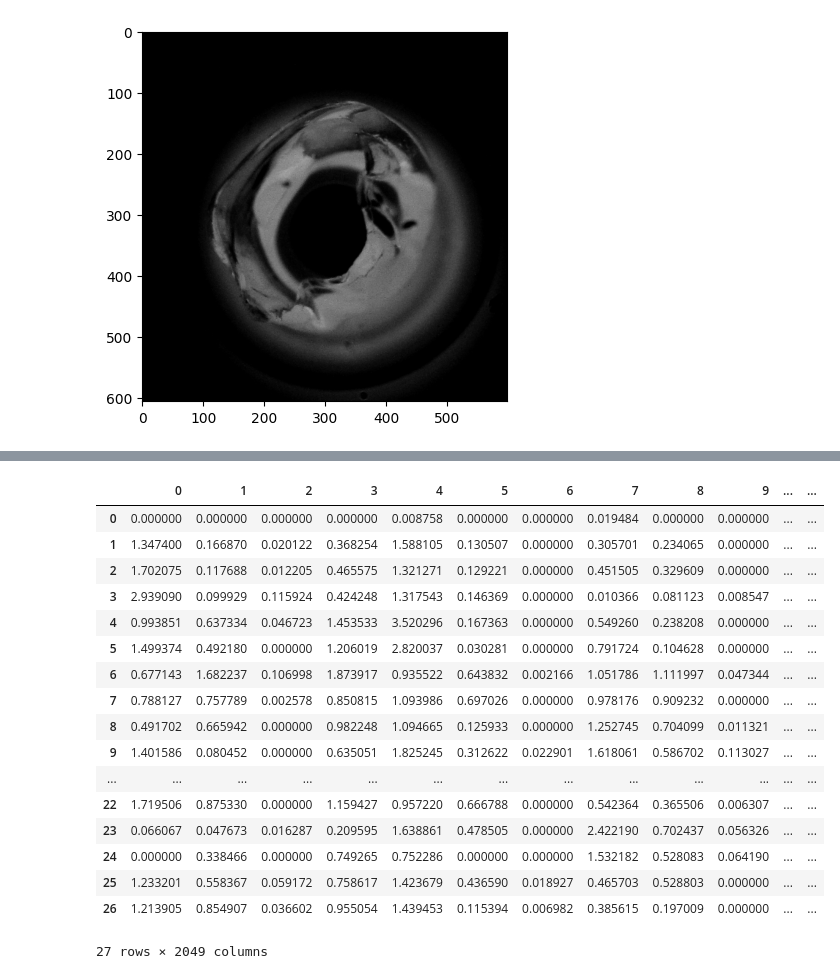
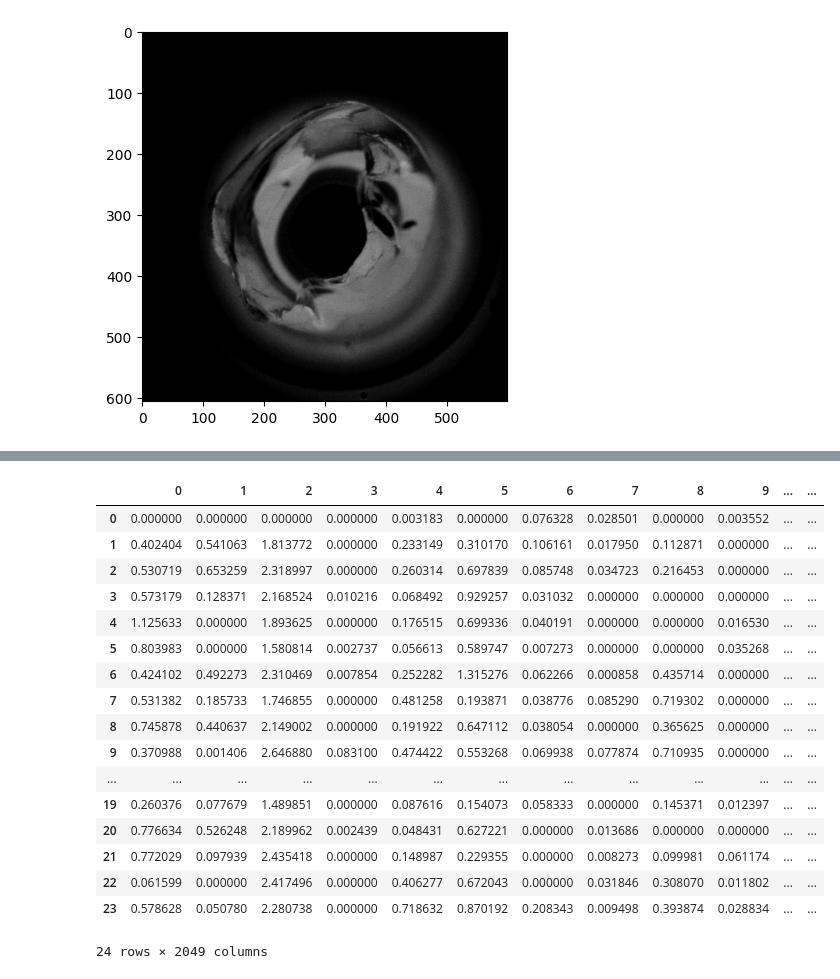
Before and after one commit to jfachrel/Tip-Quality, a Jupyter notebook: TIp_quality.ipynb, the cells around one changed output, grey strips where cells are left out. Cells and saved outputs as stored; diff of their text form; code cells hidden in the pictures.

```diff
--- a/TIp_quality.ipynb
+++ b/TIp_quality.ipynb
@@ -246,0 +264,15 @@ for img in os.listdir(path):
+# %%
+## local binary patterns
+from skimage.feature import local_binary_pattern
+img = cv2.imread('cropped/6063.png')
+gray= cv2.cvtColor(img,cv2.COLOR_BGR2GRAY)
+# Define LBP parameters
+radius = 5
+n_points = 10 * radius
+
+# Compute LBP feature
+lbp_feature = local_binary_pattern(gray, n_points, radius, method='uniform')
+lbp_gray = lbp_feature.astype('uint8')
+r, threshold = cv2.threshold(lbp_gray, 125, 255, cv2.THRESH_OTSU) #converting the image into grayscale using the histogram method
+plt.imshow(threshold)
+cv2.imwrite("lbp.png",threshold)
@@ -247,3 +309,25 @@ for img in os.listdir(path):
+# %%
+def preprocessing(img_path):
+    img = cv2.imread(img_path)
+    gray= cv2.cvtColor(img,cv2.COLOR_BGR2GRAY)
+
+    # Define LBP parameters
+    radius = 5
+    n_points = 10 * radius
+
+    # Compute LBP feature
+    lbp_feature = local_binary_pattern(gray, n_points, radius, method='uniform')
+    lbp_gray = lbp_feature.astype('uint8')
+
+    # Compute threshold
+    r, threshold = cv2.threshold(lbp_gray, 125, 255, cv2.THRESH_OTSU) #converting the image into grayscale using the histogram method
+    return threshold
+# %%
+cropped_path = "cropped/"
+prep_path = "prep/"
+for img in os.listdir(cropped_path):
+    prep = preprocessing(cropped_path+img)
+    cv2.imwrite(prep_path + img, prep)
 # %%
 def return_image_embedding(model,img_path):
     img = image.load_img(img_path, target_size=(224, 224))
@@ -266,5 +348,5 @@ return_image_embedding(model,"cropped/5859.png")
 # %%
-cropped_path = "cropped/"
+cropped_path = "prep/"
 model = ResNet50(include_top=False, weights='imagenet', pooling='avg')
 df_embedding = pd.DataFrame()
 for img in os.listdir(cropped_path):
@@ -293,21 +375,21 @@ df_embedding
 |  | 0 | 1 | 2 | 3 | 4 | 5 | 6 | 7 | 8 | 9 | ... | ... |
-| 0 | 0.000000 | 0.000000 | 0.000000 | 0.000000 | 0.008758 | 0.000000 | 0.000000 | 0.019484 | 0.000000 | 0.000000 | ... | ... |
-| 1 | 1.347400 | 0.166870 | 0.020122 | 0.368254 | 1.588105 | 0.130507 | 0.000000 | 0.305701 | 0.234065 | 0.000000 | ... | ... |
-| 2 | 1.702075 | 0.117688 | 0.012205 | 0.465575 | 1.321271 | 0.129221 | 0.000000 | 0.451505 | 0.329609 | 0.000000 | ... | ... |
-| 3 | 2.939090 | 0.099929 | 0.115924 | 0.424248 | 1.317543 | 0.146369 | 0.000000 | 0.010366 | 0.081123 | 0.008547 | ... | ... |
-| 4 | 0.993851 | 0.637334 | 0.046723 | 1.453533 | 3.520296 | 0.167363 | 0.000000 | 0.549260 | 0.238208 | 0.000000 | ... | ... |
-| 5 | 1.499374 | 0.492180 | 0.000000 | 1.206019 | 2.820037 | 0.030281 | 0.000000 | 0.791724 | 0.104628 | 0.000000 | ... | ... |
-| 6 | 0.677143 | 1.682237 | 0.106998 | 1.873917 | 0.935522 | 0.643832 | 0.002166 | 1.051786 | 1.111997 | 0.047344 | ... | ... |
-| 7 | 0.788127 | 0.757789 | 0.002578 | 0.850815 | 1.093986 | 0.697026 | 0.000000 | 0.978176 | 0.909232 | 0.000000 | ... | ... |
-| 8 | 0.491702 | 0.665942 | 0.000000 | 0.982248 | 1.094665 | 0.125933 | 0.000000 | 1.252745 | 0.704099 | 0.011321 | ... | ... |
-| 9 | 1.401586 | 0.080452 | 0.000000 | 0.635051 | 1.825245 | 0.312622 | 0.022901 | 1.618061 | 0.586702 | 0.113027 | ... | ... |
+| 0 | 0.000000 | 0.000000 | 0.000000 | 0.000000 | 0.003183 | 0.000000 | 0.076328 | 0.028501 | 0.000000 | 0.003552 | ... | ... |
+| 1 | 0.402404 | 0.541063 | 1.813772 | 0.000000 | 0.233149 | 0.310170 | 0.106161 | 0.017950 | 0.112871 | 0.000000 | ... | ... |
+| 2 | 0.530719 | 0.653259 | 2.318997 | 0.000000 | 0.260314 | 0.697839 | 0.085748 | 0.034723 | 0.216453 | 0.000000 | ... | ... |
+| 3 | 0.573179 | 0.128371 | 2.168524 | 0.010216 | 0.068492 | 0.929257 | 0.031032 | 0.000000 | 0.000000 | 0.000000 | ... | ... |
+| 4 | 1.125633 | 0.000000 | 1.893625 | 0.000000 | 0.176515 | 0.699336 | 0.040191 | 0.000000 | 0.000000 | 0.016530 | ... | ... |
+| 5 | 0.803983 | 0.000000 | 1.580814 | 0.002737 | 0.056613 | 0.589747 | 0.007273 | 0.000000 | 0.000000 | 0.035268 | ... | ... |
+| 6 | 0.424102 | 0.492273 | 2.310469 | 0.007854 | 0.252282 | 1.315276 | 0.062266 | 0.000858 | 0.435714 | 0.000000 | ... | ... |
+| 7 | 0.531382 | 0.185733 | 1.746855 | 0.000000 | 0.481258 | 0.193871 | 0.038776 | 0.085290 | 0.719302 | 0.000000 | ... | ... |
+| 8 | 0.745878 | 0.440637 | 2.149002 | 0.000000 | 0.191922 | 0.647112 | 0.038054 | 0.000000 | 0.365625 | 0.000000 | ... | ... |
+| 9 | 0.370988 | 0.001406 | 2.646880 | 0.083100 | 0.474422 | 0.553268 | 0.069938 | 0.077874 | 0.710935 | 0.000000 | ... | ... |
 | ... | ... | ... | ... | ... | ... | ... | ... | ... | ... | ... | ... | ... |
-| 22 | 1.719506 | 0.875330 | 0.000000 | 1.159427 | 0.957220 | 0.666788 | 0.000000 | 0.542364 | 0.365506 | 0.006307 | ... | ... |
-| 23 | 0.066067 | 0.047673 | 0.016287 | 0.209595 | 1.638861 | 0.478505 | 0.000000 | 2.422190 | 0.702437 | 0.056326 | ... | ... |
-| 24 | 0.000000 | 0.338466 | 0.000000 | 0.749265 | 0.752286 | 0.000000 | 0.000000 | 1.532182 | 0.528083 | 0.064190 | ... | ... |
-| 25 | 1.233201 | 0.558367 | 0.059172 | 0.758617 | 1.423679 | 0.436590 | 0.018927 | 0.465703 | 0.528803 | 0.000000 | ... | ... |
-| 26 | 1.213905 | 0.854907 | 0.036602 | 0.955054 | 1.439453 | 0.115394 | 0.006982 | 0.385615 | 0.197009 | 0.000000 | ... | ... |
+| 19 | 0.260376 | 0.077679 | 1.489851 | 0.000000 | 0.087616 | 0.154073 | 0.058333 | 0.000000 | 0.145371 | 0.012397 | ... | ... |
+| 20 | 0.776634 | 0.526248 | 2.189962 | 0.002439 | 0.048431 | 0.627221 | 0.000000 | 0.013686 | 0.000000 | 0.000000 | ... | ... |
+| 21 | 0.772029 | 0.097939 | 2.435418 | 0.000000 | 0.148987 | 0.229355 | 0.000000 | 0.008273 | 0.099981 | 0.061174 | ... | ... |
+| 22 | 0.061599 | 0.000000 | 2.417496 | 0.000000 | 0.406277 | 0.672043 | 0.000000 | 0.031846 | 0.308070 | 0.011802 | ... | ... |
+| 23 | 0.578628 | 0.050780 | 2.280738 | 0.000000 | 0.718632 | 0.870192 | 0.208343 | 0.009498 | 0.393874 | 0.028834 | ... | ... |
-27 rows × 2049 columns
+24 rows × 2049 columns
 # %%
 from sklearn.metrics.pairwise import cosine_distances,pairwise_distances,cosine_similarity
 cosine_similarity_df = pd.DataFrame(cosine_similarity(df_embedding.drop('img',axis=1)))
```
Also changed, not shown: parts of 14 cells of this notebook.
